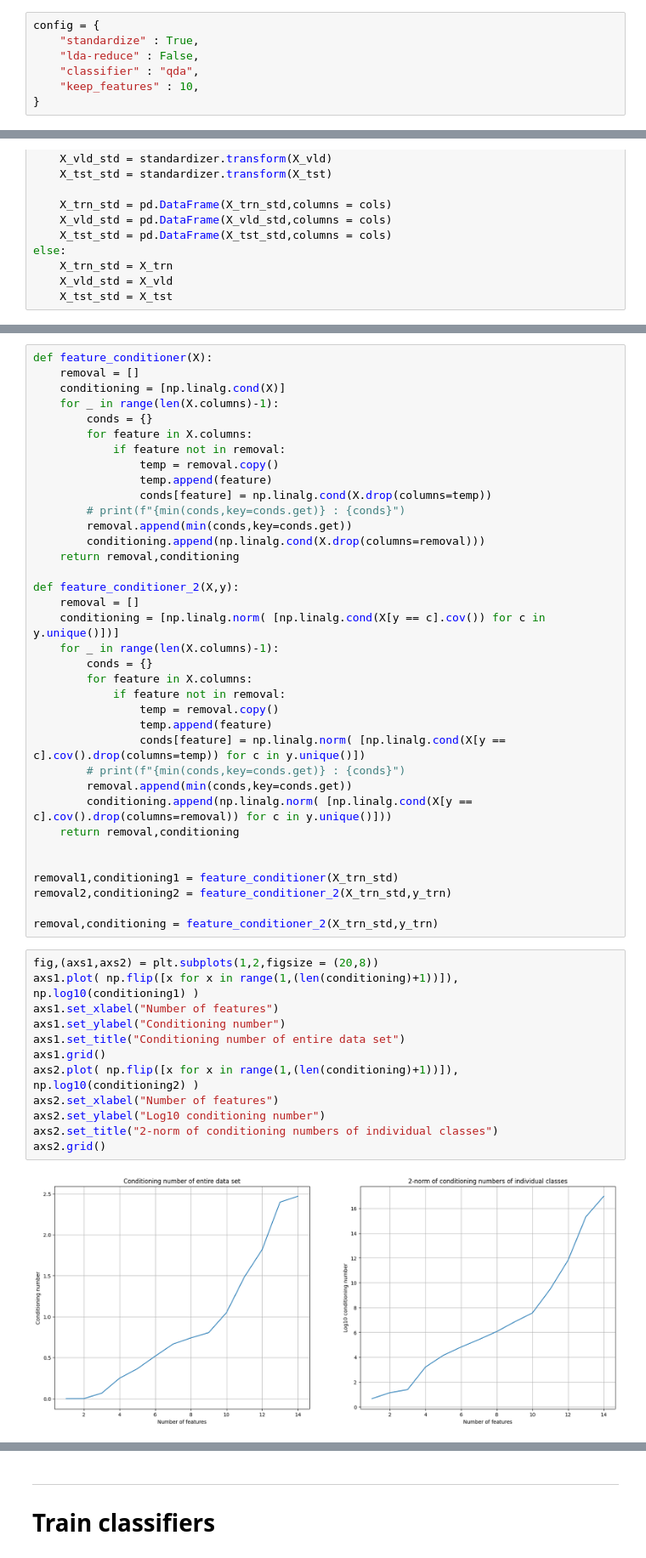
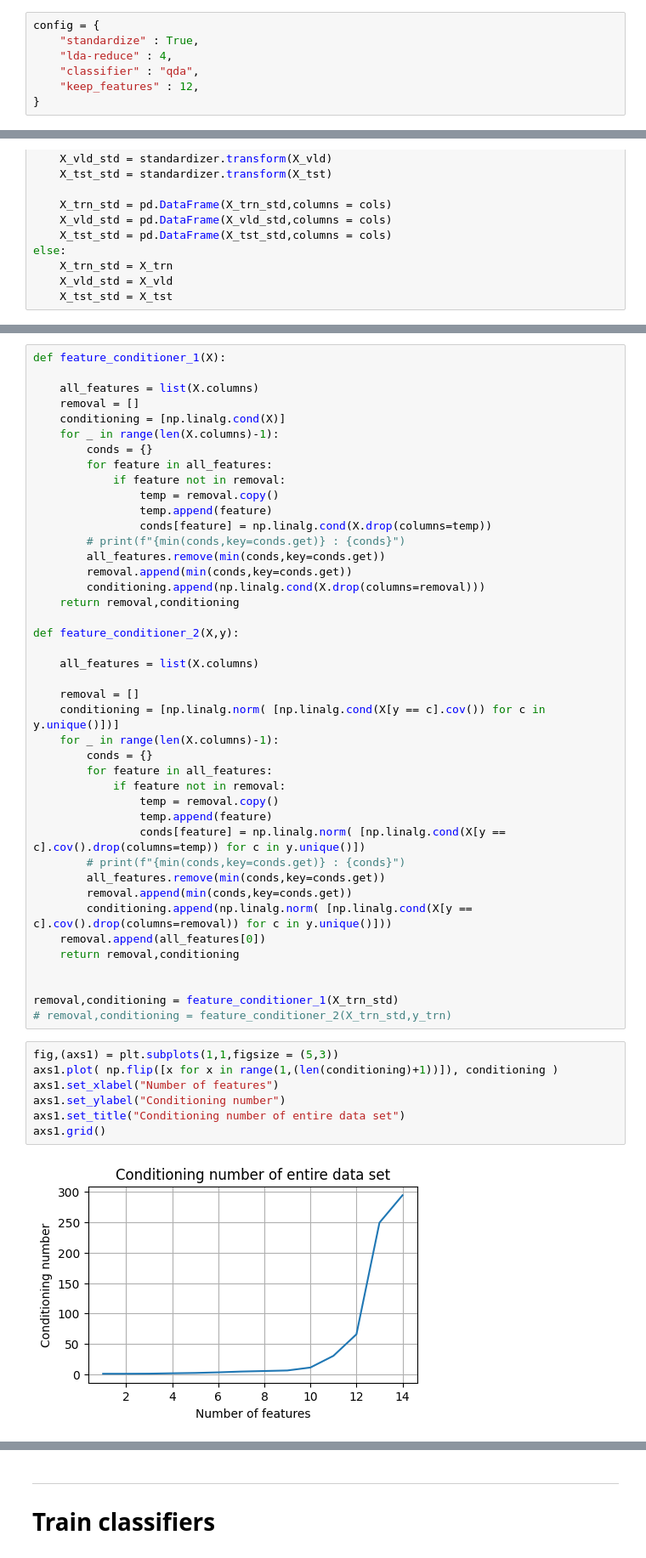
Before and after one commit to peterkrull/p7-ml-refrigeration-fault-detection, a Jupyter notebook: ClassificationScripts/AlternativeTechniques/Full-ANY-feature-conditioning.ipynb, the cells around one changed output, grey strips where cells are left out. Shown at 85% size. Cells and saved outputs as stored; diff of their text form.

```diff
--- a/ClassificationScripts/AlternativeTechniques/Full-ANY-feature-conditioning.ipynb
+++ b/ClassificationScripts/AlternativeTechniques/Full-ANY-feature-conditioning.ipynb
@@ -32,9 +32,9 @@ The autoreload extension is already loaded. To reload it, use:
 # %%
 config = {
     "standardize" : True,
-    "lda-reduce" : False,
+    "lda-reduce" : 4,
     "classifier" : "qda",
-    "keep_features" : 10,
+    "keep_features" : 12,
 }
 # %%
 # Load data sets
@@ -75,52 +78,53 @@ else:
 # %%
-def feature_conditioner(X):
+def feature_conditioner_1(X):
+
+    all_features = list(X.columns)
     removal = []
     conditioning = [np.linalg.cond(X)]
     for _ in range(len(X.columns)-1):
         conds = {}
-        for feature in X.columns:
+        for feature in all_features:
             if feature not in removal:
                 temp = removal.copy()
                 temp.append(feature)
                 conds[feature] = np.linalg.cond(X.drop(columns=temp))
         # print(f"{min(conds,key=conds.get)} : {conds}")
+        all_features.remove(min(conds,key=conds.get))
         removal.append(min(conds,key=conds.get))
         conditioning.append(np.linalg.cond(X.drop(columns=removal)))
     return removal,conditioning
 
 def feature_conditioner_2(X,y):
+
+    all_features = list(X.columns)
+
     removal = []
     conditioning = [np.linalg.norm( [np.linalg.cond(X[y == c].cov()) for c in y.unique()])]
     for _ in range(len(X.columns)-1):
         conds = {}
-        for feature in X.columns:
+        for feature in all_features:
             if feature not in removal:
                 temp = removal.copy()
                 temp.append(feature)
                 conds[feature] = np.linalg.norm( [np.linalg.cond(X[y == c].cov().drop(columns=temp)) for c in y.unique()])
         # print(f"{min(conds,key=conds.get)} : {conds}")
+        all_features.remove(min(conds,key=conds.get))
         removal.append(min(conds,key=conds.get))
         conditioning.append(np.linalg.norm( [np.linalg.cond(X[y == c].cov().drop(columns=removal)) for c in y.unique()]))
+    removal.append(all_features[0])
     return removal,conditioning
 
 
-removal1,conditioning1 = feature_conditioner(X_trn_std)
-removal2,conditioning2 = feature_conditioner_2(X_trn_std,y_trn)
-
-removal,conditioning = feature_conditioner_2(X_trn_std,y_trn)
+removal,conditioning = feature_conditioner_1(X_trn_std)
+# removal,conditioning = feature_conditioner_2(X_trn_std,y_trn)
 # %%
-fig,(axs1,axs2) = plt.subplots(1,2,figsize = (20,8))
-axs1.plot( np.flip([x for x in range(1,(len(conditioning)+1))]), np.log10(conditioning1) )
+fig,(axs1) = plt.subplots(1,1,figsize = (5,3))
+axs1.plot( np.flip([x for x in range(1,(len(conditioning)+1))]), conditioning )
 axs1.set_xlabel("Number of features")
 axs1.set_ylabel("Conditioning number")
 axs1.set_title("Conditioning number of entire data set")
 axs1.grid()
-axs2.plot( np.flip([x for x in range(1,(len(conditioning)+1))]), np.log10(conditioning2) )
-axs2.set_xlabel("Number of features")
-axs2.set_ylabel("Log10 conditioning number")
-axs2.set_title("2-norm of conditioning numbers of individual classes")
-axs2.grid()
 # %% [output]
-[figure, old version]
+[figure, new version]
 # %%
 if config["keep_features"] != False:
```
Also changed, not shown: parts of 14 cells of this notebook.
